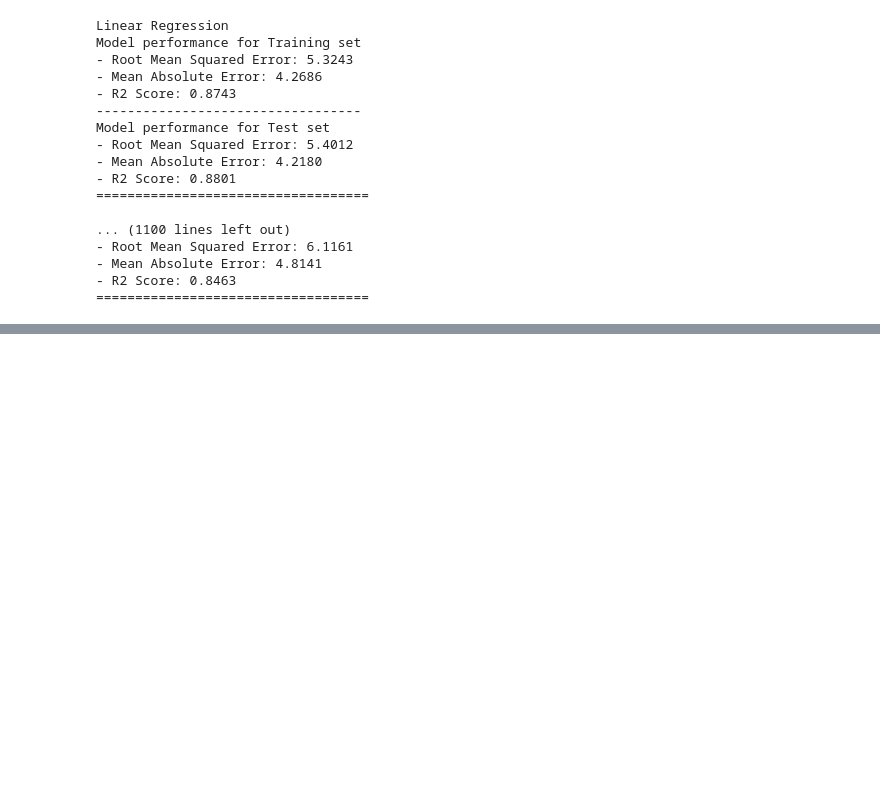
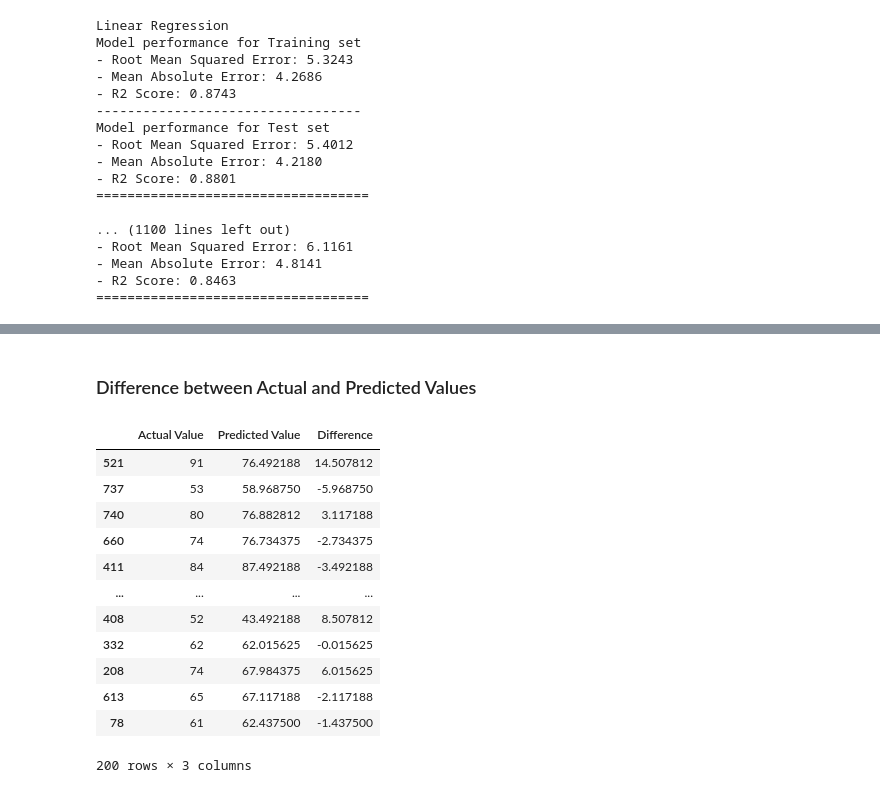
Before and after one commit to SantanuRed/mlprojects, a Jupyter notebook: notebook/2. MODEL TRAINING.ipynb, the cells around one changed output, grey strips where cells are left out. Drawn from its saved outputs; the diff is of its cells as text; code cells hidden in the pictures; blank space fills up the shorter version.

```diff
--- a/notebook/2. MODEL TRAINING.ipynb
+++ b/notebook/2. MODEL TRAINING.ipynb
@@ -190,0 +228,20 @@ Model performance for Test set
+# %% [markdown]
+### Difference between Actual and Predicted Values
+# %%
+
+pred_df=pd.DataFrame({'Actual Value':y_test,'Predicted Value':y_pred,'Difference':y_test-y_pred})
+pred_df
+# %% [output]
+|  | Actual Value | Predicted Value | Difference |
+| 521 | 91 | 76.492188 | 14.507812 |
+| 737 | 53 | 58.968750 | -5.968750 |
+| 740 | 80 | 76.882812 | 3.117188 |
+| 660 | 74 | 76.734375 | -2.734375 |
+| 411 | 84 | 87.492188 | -3.492188 |
+| ... | ... | ... | ... |
+| 408 | 52 | 43.492188 | 8.507812 |
+| 332 | 62 | 62.015625 | -0.015625 |
+| 208 | 74 | 67.984375 | 6.015625 |
+| 613 | 65 | 67.117188 | -2.117188 |
+| 78 | 61 | 62.437500 | -1.437500 |
+200 rows × 3 columns
```
Also changed, not shown: parts of 6 cells of this notebook.
